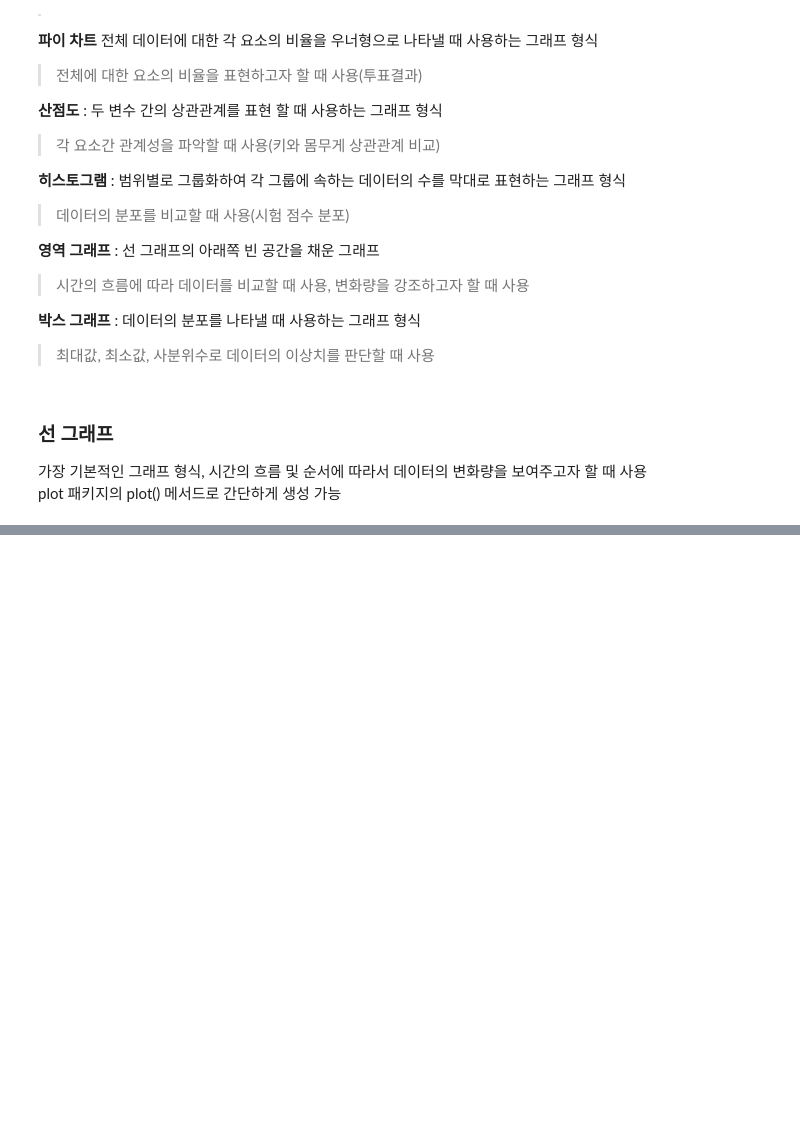
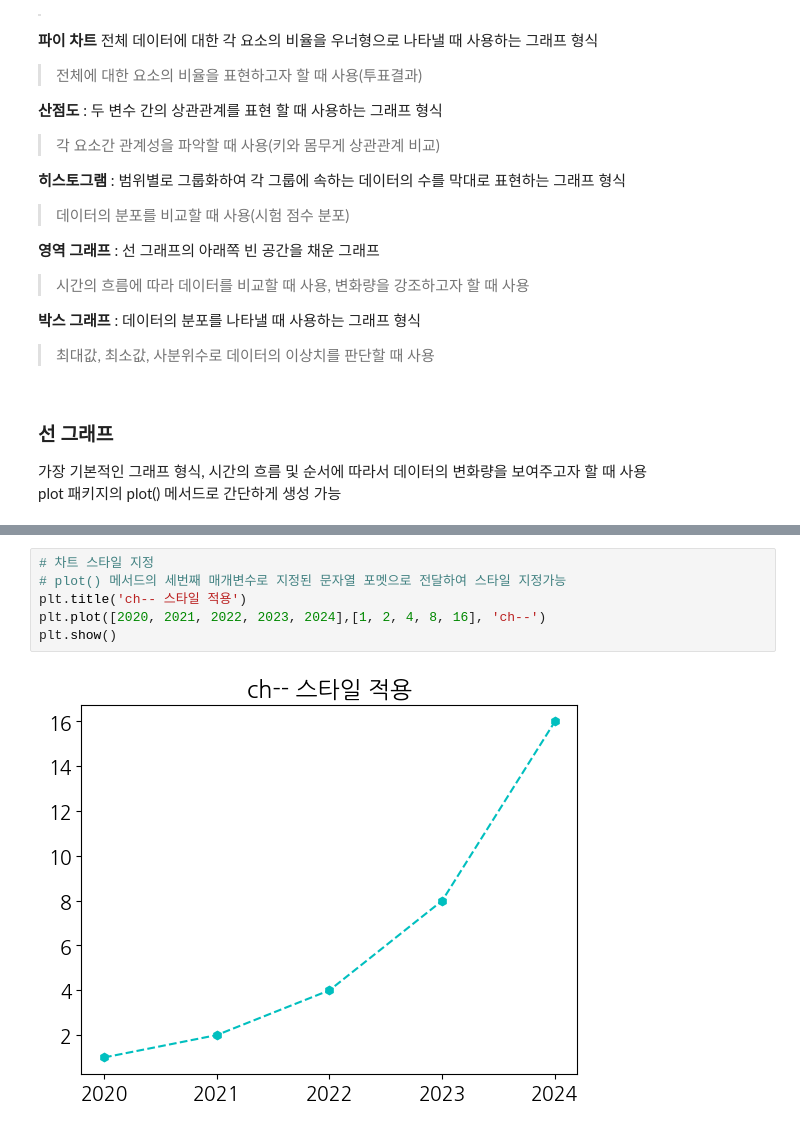
Before and after one commit to AppleNote8763/python-20240709, a Jupyter notebook: visualize-data.ipynb, the cells around one changed output, grey strips where cells are left out. Saved outputs shown, nothing was run; the diff lists cells and outputs as text; blank space fills up the shorter version.

```diff
--- a/visualize-data.ipynb
+++ b/visualize-data.ipynb
@@ -66,0 +84,8 @@ plt.show()
+# %%
+# 차트 스타일 지정
+# plot() 메서드의 세번째 매개변수로 지정된 문자열 포멧으로 전달하여 스타일 지정가능
+plt.title('ch-- 스타일 적용')
+plt.plot([2020, 2021, 2022, 2023, 2024],[1, 2, 4, 8, 16], 'ch--')
+plt.show()
+# %% [output]
+[figure, added]
```
Also changed, not shown: parts of 10 cells of this notebook.
